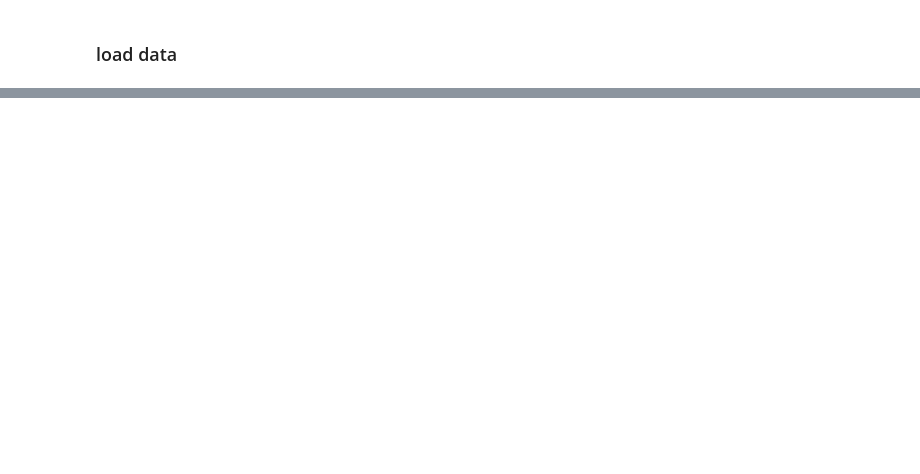
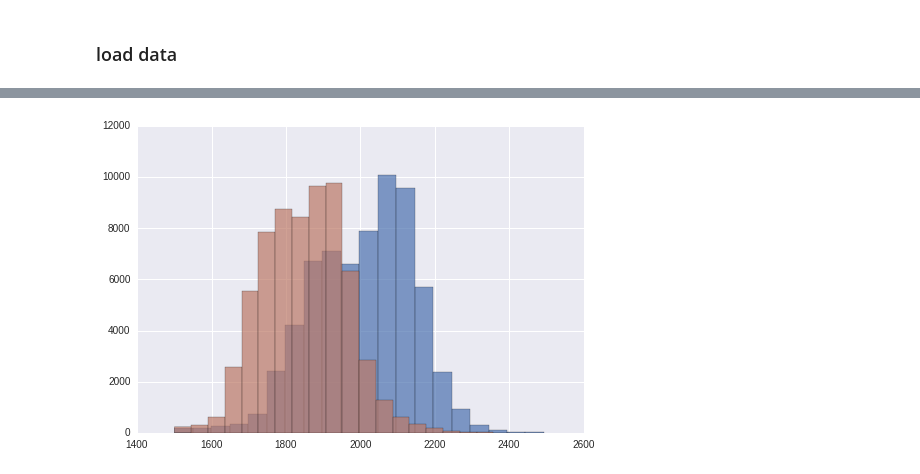
Before and after one commit to juhuntenburg/myelinconnect, a Jupyter notebook: notebooks/t1_vs_embedding.ipynb, the cells around one changed output, grey strips where cells are left out. Cells and saved outputs as stored; diff of their text form; code cells hidden in the pictures; blank space fills up the shorter version.

```diff
--- a/notebooks/t1_vs_embedding.ipynb
+++ b/notebooks/t1_vs_embedding.ipynb
@@ -80,0 +79,9 @@ plt.ylabel('Intracortical avg T1 (>1500)')
+# %%
+t1_avg_plot = np.delete(t1_avg, np.where(t1_avg<1500))
+t1_avg_plot = np.delete(t1_avg_plot, np.where(t1_avg_plot>2500))
+coeff_0_plot = np.delete(coeff_0, np.where(coeff_0<1500))
+coeff_0_plot = np.delete(coeff_0_plot, np.where(coeff_0_plot>2500))
+plt.hist(t1_avg_plot, bins=20, alpha=0.7);
+plt.hist(coeff_0_plot, bins=20, alpha=0.7, color = colors[5]);
+# %% [output]
+[figure, added]
```
Also changed, not shown: parts of 21 cells of this notebook.
